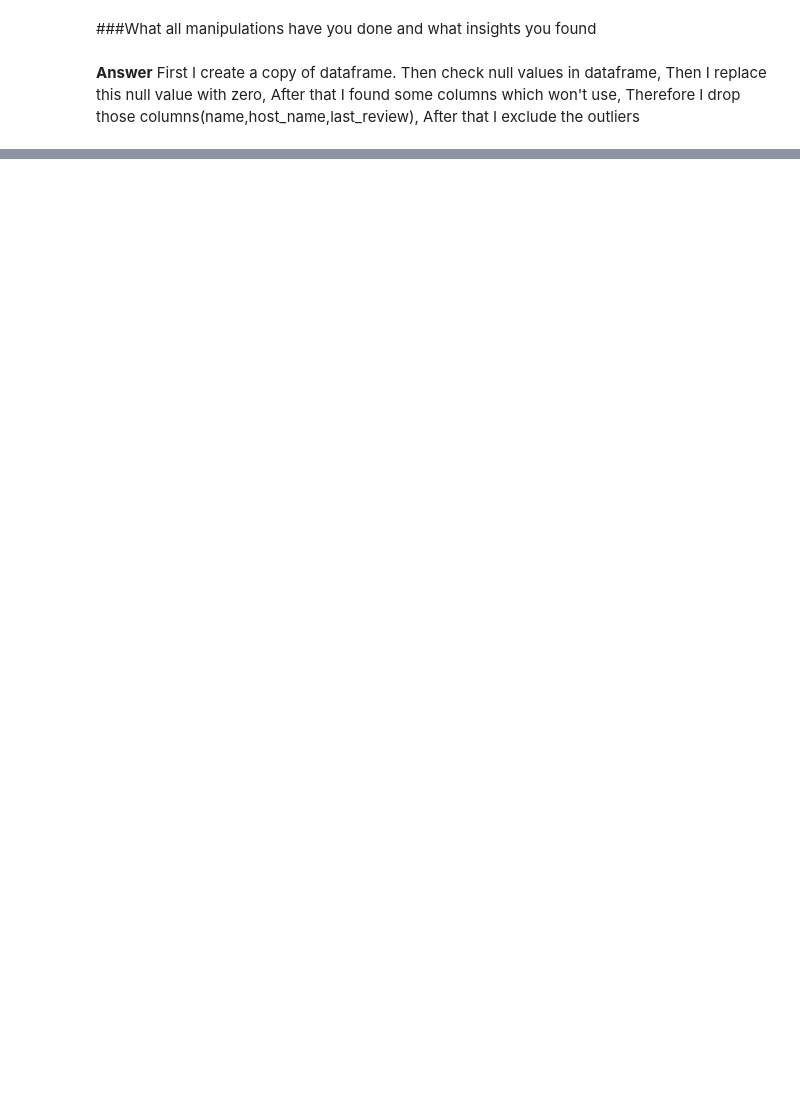
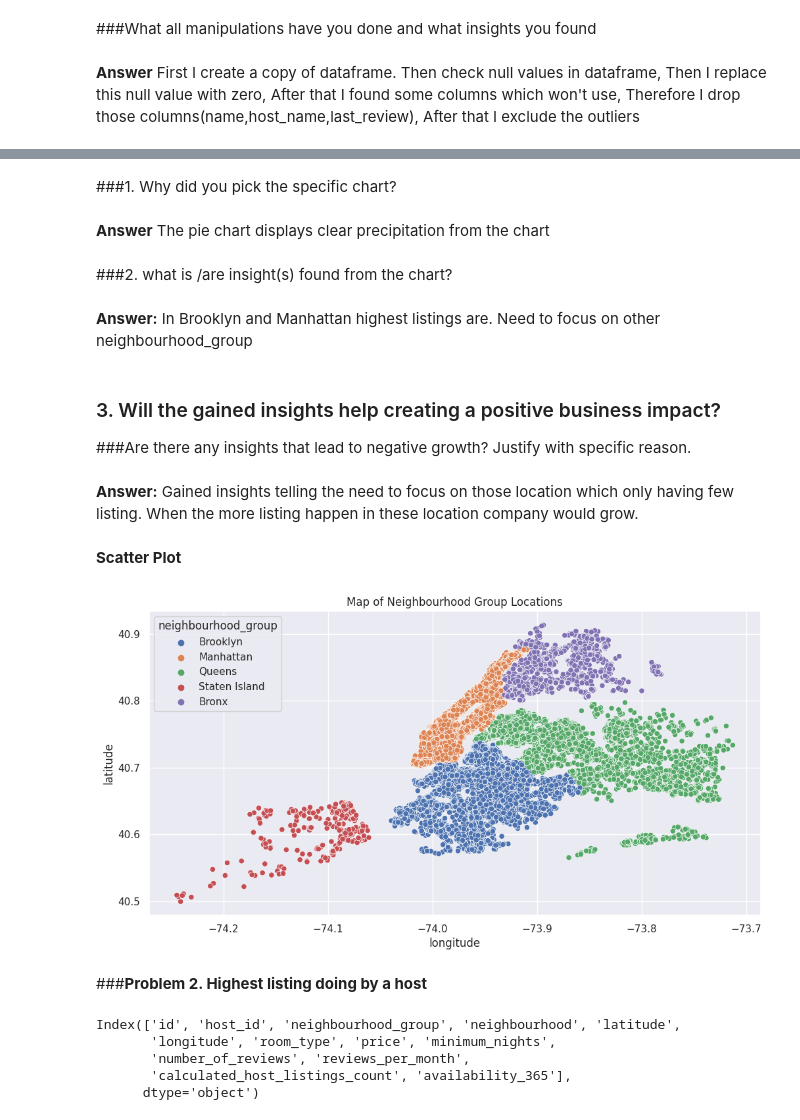
Before and after one commit to David-Kumawat/Capstone_Project-AirBnb_Bookings_Analysis, a Jupyter notebook: Capstone_EDA_Project_AirBnb_Bookings_Analysis.ipynb, the cells around one changed output, grey strips where cells are left out. Saved outputs shown, nothing was run; the diff lists cells and outputs as text; code cells hidden in the pictures; blank space fills up the shorter version.

```diff
--- a/Capstone_EDA_Project_AirBnb_Bookings_Analysis.ipynb
+++ b/Capstone_EDA_Project_AirBnb_Bookings_Analysis.ipynb
@@ -328,0 +378,36 @@ new_df.describe()
+# %% [markdown]
+###1. Why did you pick the specific chart?
+# %% [markdown]
+**Answer** The pie chart displays clear precipitation from the chart
+# %% [markdown]
+###2. what is /are insight(s) found from the chart?
+# %% [markdown]
+**Answer:** In Brooklyn and Manhattan highest listings are. Need to focus on other neighbourhood_group
+# %% [markdown]
+### 3. Will the gained insights help creating a positive business impact?
+###Are there any insights that lead to negative growth? Justify with specific reason.
+# %% [markdown]
+**Answer:** Gained insights telling the need to focus on those location which only having few listing. When the more listing happen in these location company would grow.
+# %% [markdown]
+**Scatter Plot**
+# %%
+# Chart - 2
+
+sns.set(rc={"figure.figsize":(12,6)})
+sns.scatterplot(x=new_df['longitude'],y=new_df['latitude'],hue=df['neighbourhood_group'])
+plt.title('Map of Neighbourhood Group Locations')
+plt.show()
+# %% [output]
+[figure, added]
+# %% [markdown]
+###**Problem 2. Highest listing doing by a host**
+# %%
+# printing columns
+
+print(new_df.columns)
+# %% [output]
+Index(['id', 'host_id', 'neighbourhood_group', 'neighbourhood', 'latitude',
+       'longitude', 'room_type', 'price', 'minimum_nights',
+       'number_of_reviews', 'reviews_per_month',
+       'calculated_host_listings_count', 'availability_365'],
+      dtype='object')
```
Also changed, not shown: parts of 27 cells of this notebook.
